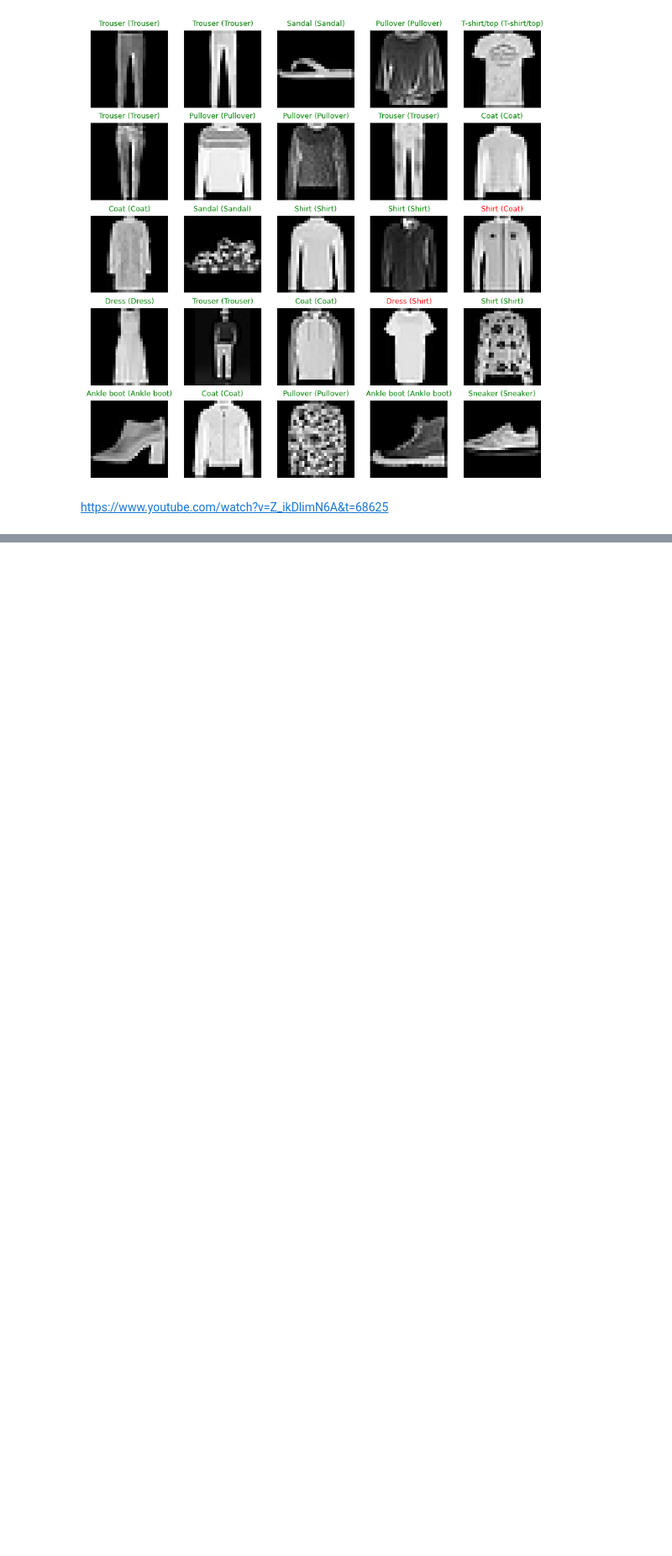
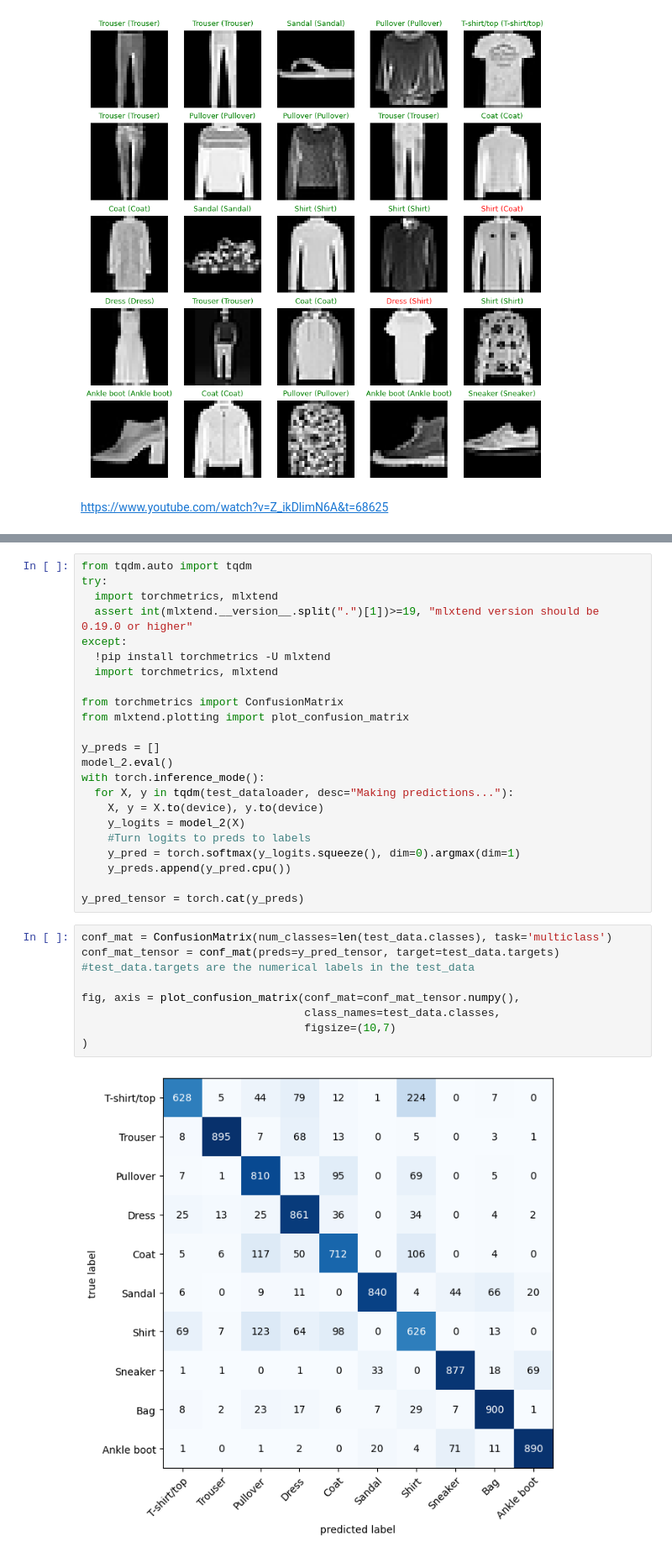
Before and after one commit to Endolf/pytorch-deep-learning-rocm, a Jupyter notebook: src/03_pytorch_computer_vision.ipynb, the cells around one changed output, grey strips where cells are left out. Shown at 84% size. Drawn from its saved outputs; the diff is of its cells as text; blank space fills up the shorter version.

Commit message:
Created and plotted the confusion matrix.

```diff
--- a/src/03_pytorch_computer_vision.ipynb
+++ b/src/03_pytorch_computer_vision.ipynb
@@ -784,0 +780,33 @@ https://www.youtube.com/watch?v=Z_ikDlimN6A&t=68625
+# %%
+from tqdm.auto import tqdm
+try:
+  import torchmetrics, mlxtend
+  assert int(mlxtend.__version__.split(".")[1])>=19, "mlxtend version should be 0.19.0 or higher"
+except:
+  !pip install torchmetrics -U mlxtend
+  import torchmetrics, mlxtend
+
+from torchmetrics import ConfusionMatrix
+from mlxtend.plotting import plot_confusion_matrix
+
+y_preds = []
+model_2.eval()
+with torch.inference_mode():
+  for X, y in tqdm(test_dataloader, desc="Making predictions..."):
+    X, y = X.to(device), y.to(device)
+    y_logits = model_2(X)
+    #Turn logits to preds to labels
+    y_pred = torch.softmax(y_logits.squeeze(), dim=0).argmax(dim=1)
+    y_preds.append(y_pred.cpu())
+
+y_pred_tensor = torch.cat(y_preds)
+# %%
+conf_mat = ConfusionMatrix(num_classes=len(test_data.classes), task='multiclass')
+conf_mat_tensor = conf_mat(preds=y_pred_tensor, target=test_data.targets) #test_data.targets are the numerical labels in the test_data
+
+fig, axis = plot_confusion_matrix(conf_mat=conf_mat_tensor.numpy(),
+                                  class_names=test_data.classes,
+                                  figsize=(10,7)
+)
+# %% [output]
+[figure, added]
```
Also changed, not shown: parts of 7 cells of this notebook.
